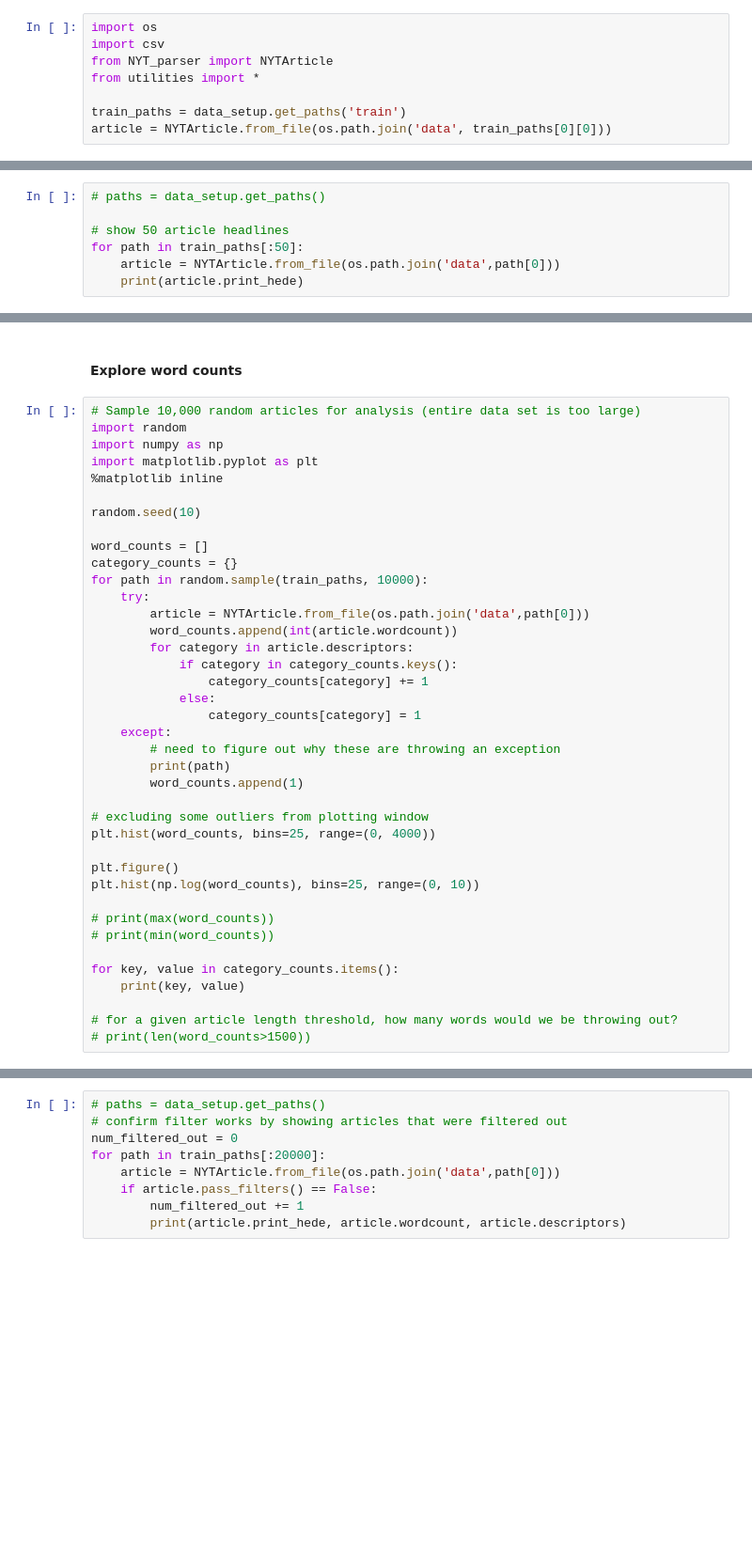
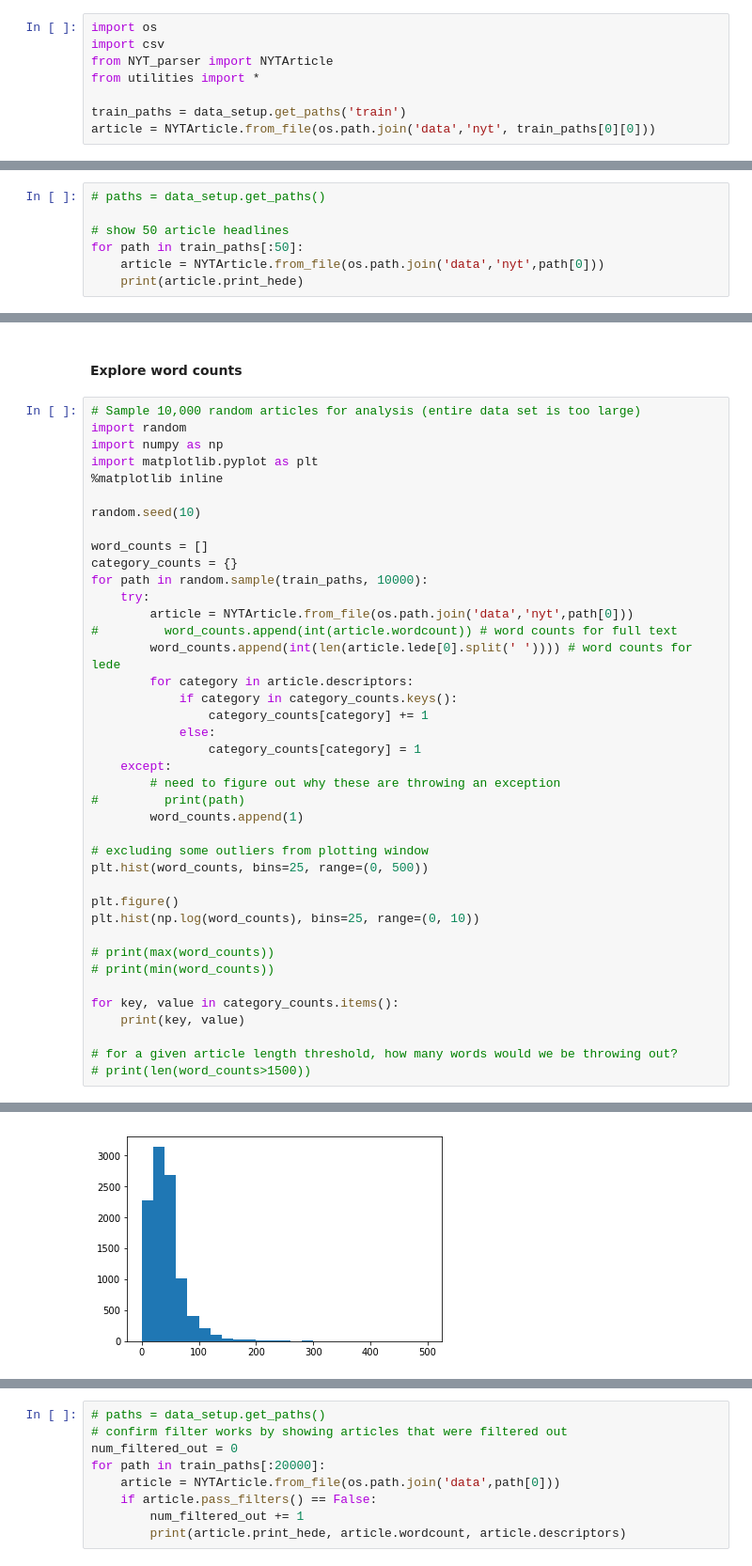
Before and after one commit to mpaluta/headline_generation, a Jupyter notebook: EDA.ipynb, the cells around one changed output, grey strips where cells are left out. Shown: that part at 94% size. Saved outputs shown, nothing was run; the diff lists cells and outputs as text; blank space fills up the shorter version.

```diff
--- a/EDA.ipynb
+++ b/EDA.ipynb
@@ -9,7 +9,7 @@ from NYT_parser import NYTArticle
 from utilities import *
 
 train_paths = data_setup.get_paths('train')
-article = NYTArticle.from_file(os.path.join('data', train_paths[0][0]))
+article = NYTArticle.from_file(os.path.join('data','nyt', train_paths[0][0]))
 # %%
 # how does this differ from the headline??
 article.title
@@ -58,7 +58,7 @@ article.paragraphs
 
 # show 50 article headlines
 for path in train_paths[:50]:
-    article = NYTArticle.from_file(os.path.join('data',path[0]))
+    article = NYTArticle.from_file(os.path.join('data','nyt',path[0]))
     print(article.print_hede)
 # %% [output]
 ["The President's Address: 'We Heard America Shouting'"]
@@ -93,8 +93,9 @@ word_counts = []
 category_counts = {}
 for path in random.sample(train_paths, 10000):
     try:
-        article = NYTArticle.from_file(os.path.join('data',path[0]))
-        word_counts.append(int(article.wordcount))
+        article = NYTArticle.from_file(os.path.join('data','nyt',path[0]))
+#         word_counts.append(int(article.wordcount)) # word counts for full text
+        word_counts.append(int(len(article.lede[0].split(' ')))) # word counts for lede
         for category in article.descriptors:
             if category in category_counts.keys():
                 category_counts[category] += 1
@@ -102,11 +103,11 @@ for path in random.sample(train_paths, 10000):
                 category_counts[category] = 1
     except:
         # need to figure out why these are throwing an exception
-        print(path)
+#         print(path)
         word_counts.append(1)
 
 # excluding some outliers from plotting window
-plt.hist(word_counts, bins=25, range=(0, 4000))
+plt.hist(word_counts, bins=25, range=(0, 500))
 
 plt.figure()
 plt.hist(np.log(word_counts), bins=25, range=(0, 10))
@@ -119,3 +120,4 @@ for key, value in category_counts.items():
 
 # for a given article length threshold, how many words would we be throwing out?
 # print(len(word_counts>1500))
+# %% [output]
@@ -121,0 +141 @@ for key, value in category_counts.items():
+[figure, added]
```
Also changed, not shown: parts of 1 cell of this notebook, 3 other files.
